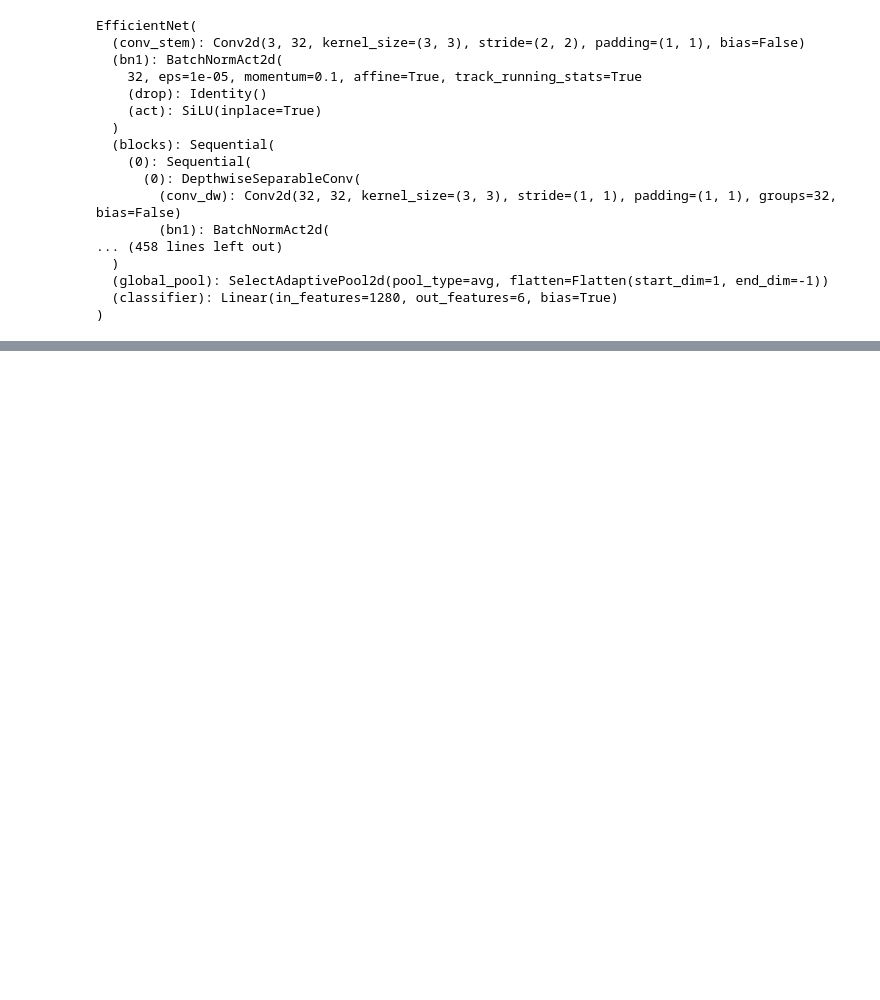
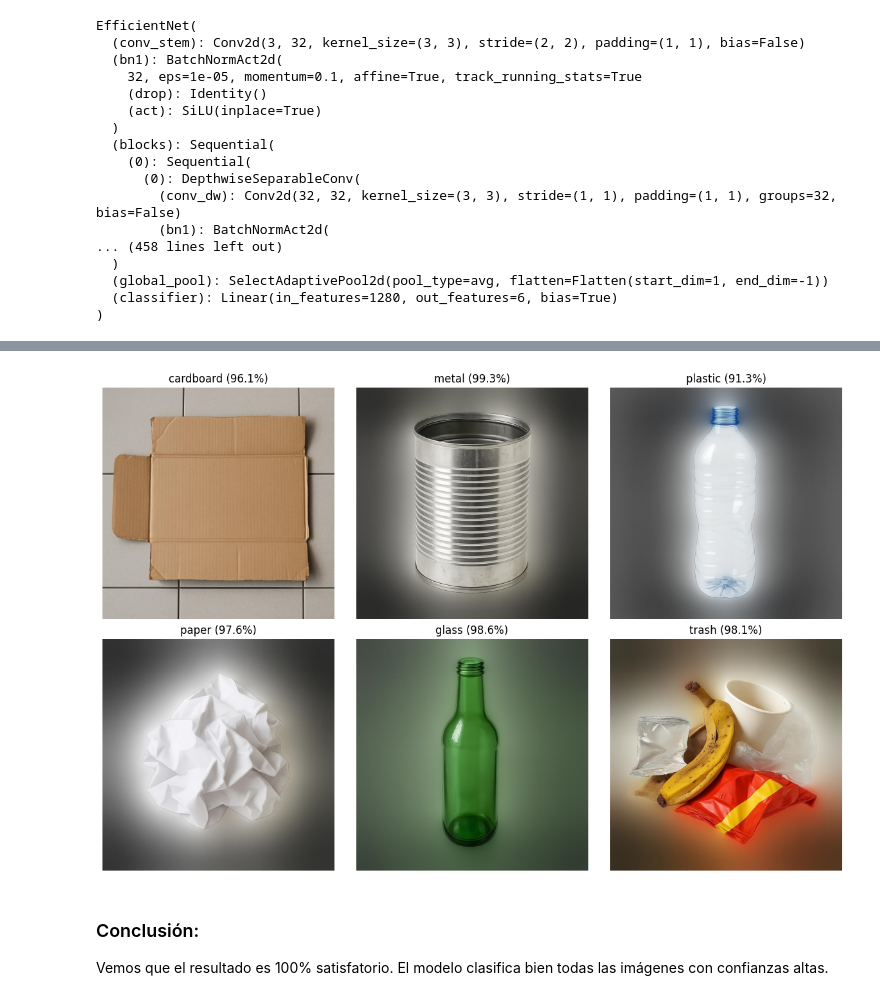
Before and after one commit to gonzafernan/ceia-vpc2, a Jupyter notebook: 04-trashnet-prediction.ipynb, the cells around one changed output, grey strips where cells are left out. Drawn from its saved outputs; the diff is of its cells as text; code cells hidden in the pictures; blank space fills up the shorter version.

```diff
--- a/04-trashnet-prediction.ipynb
+++ b/04-trashnet-prediction.ipynb
@@ -57,9 +38,0 @@ Carga y preprocesamiento del dataset TrashNet.
-# %%
-dataset_path = kagglehub.dataset_download("feyzazkefe/trashnet", force_download=False)
-print("Path to dataset files:", dataset_path)
-dataset_path = os.path.join(dataset_path, "dataset-resized")
-
-full_dataset = datasets.ImageFolder(root=dataset_path)
-class_names = full_dataset.classes
-num_classes = len(class_names)
-print(f"Classes: {class_names}")
@@ -81,6 +56,6 @@ def create_empty_model(num_classes):
 # %%
 model = create_empty_model(num_classes=6)
-model.load_state_dict(torch.load("output/trashnet_efficientnet_b0_model.pth", map_location=device))
+model.load_state_dict(torch.load("output/trashnet_efficientnet_b0.pth", map_location=device))
 model.to(device)
 model.eval()
 # %% [output]
@@ -134,0 +102,8 @@ predict_one_image_per_class(dataset_path, model, class_names, device)
+# %%
+transform = transforms.Compose(
+    [
+        transforms.RandomHorizontalFlip(),
+        transforms.ToTensor(),
+        transforms.Normalize([0.5] * 3, [0.5] * 3),
+    ]
+)
@@ -134,0 +112,27 @@ predict_one_image_per_class(dataset_path, model, class_names, device)
+# %%
+def predict_image(image_path):
+    image = Image.open(image_path).convert("RGB")
+    input_tensor = transform(image).unsqueeze(0).to(device)  # agrega batch dimension y lleva a device
+    with torch.no_grad():
+        output = model(input_tensor)
+        probs = F.softmax(output, dim=1)
+        confidence, pred_class = torch.max(probs, dim=1)
+    return class_names[pred_class.item()], confidence.item()
+# %%
+plt.figure(figsize=(12, 8))
+for i, image_name in enumerate(image_paths):
+    image_path = os.path.join(INPUT_PATH, image_name)
+    pred_class, confidence = predict_image(image_path)
+    image = Image.open(image_path).convert("RGB")
+    plt.subplot(2, 3, i + 1)
+    plt.imshow(image)
+    plt.title(f"{pred_class} ({confidence*100:.1f}%)")
+    plt.axis("off")
+
+plt.tight_layout()
+plt.show()
+# %% [output]
+[figure, added]
+# %% [markdown]
+### Conclusión:
+Vemos que el resultado es 100% satisfatorio. El modelo clasifica bien todas las imágenes con confianzas altas.
```
Also changed, not shown: parts of 14 cells of this notebook, 7 other files.
